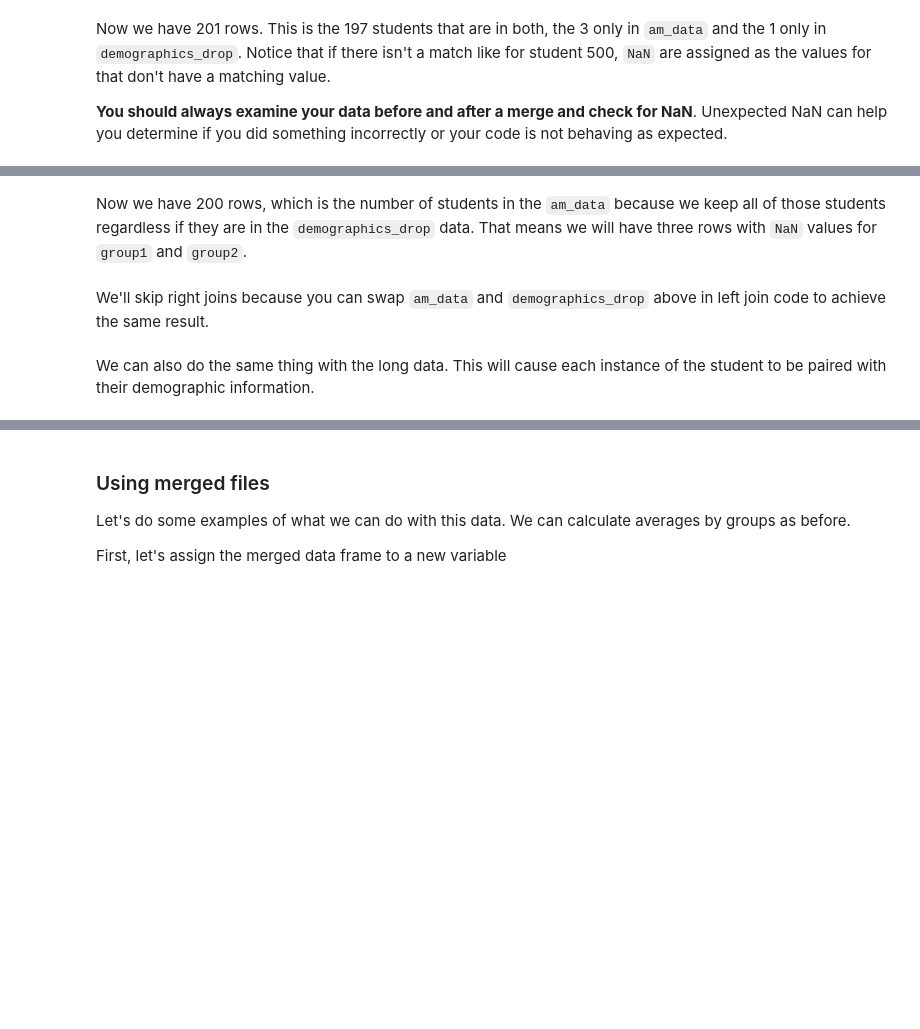
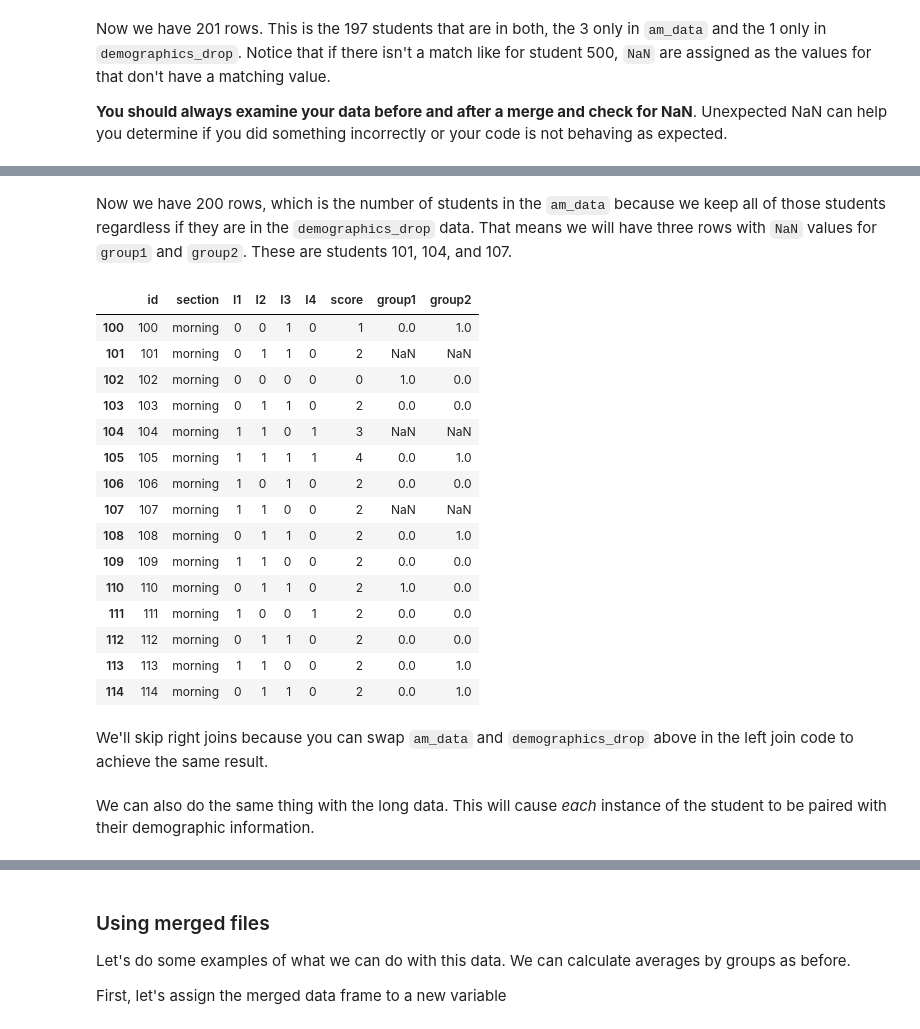
Before and after one commit to gphaser/Python-Intro, a Jupyter notebook: Question data.ipynb, the cells around one changed output, grey strips where cells are left out. Saved outputs shown, nothing was run; the diff lists cells and outputs as text; code cells hidden in the pictures; blank space fills up the shorter version.

```diff
--- a/Question data.ipynb
+++ b/Question data.ipynb
@@ -502,7 +561,26 @@ am_data.merge(demographics_drop, how='left', on='id')
 # %% [markdown]
-Now we have 200 rows, which is the number of students in the `am_data` because we keep all of those students regardless if they are in the `demographics_drop` data. That means we will have three rows with `NaN` values for `group1` and `group2`.
+Now we have 200 rows, which is the number of students in the `am_data` because we keep all of those students regardless if they are in the `demographics_drop` data. That means we will have three rows with `NaN` values for `group1` and `group2`. These are students 101, 104, and 107.
+# %%
+am_data.merge(demographics_drop, how='left', on='id').sort_values('id').head(15)
+# %% [output]
+|  | id | section | I1 | I2 | I3 | I4 | score | group1 | group2 |
+| 100 | 100 | morning | 0 | 0 | 1 | 0 | 1 | 0.0 | 1.0 |
+| 101 | 101 | morning | 0 | 1 | 1 | 0 | 2 | NaN | NaN |
+| 102 | 102 | morning | 0 | 0 | 0 | 0 | 0 | 1.0 | 0.0 |
+| 103 | 103 | morning | 0 | 1 | 1 | 0 | 2 | 0.0 | 0.0 |
+| 104 | 104 | morning | 1 | 1 | 0 | 1 | 3 | NaN | NaN |
+| 105 | 105 | morning | 1 | 1 | 1 | 1 | 4 | 0.0 | 1.0 |
+| 106 | 106 | morning | 1 | 0 | 1 | 0 | 2 | 0.0 | 0.0 |
+| 107 | 107 | morning | 1 | 1 | 0 | 0 | 2 | NaN | NaN |
+| 108 | 108 | morning | 0 | 1 | 1 | 0 | 2 | 0.0 | 1.0 |
+| 109 | 109 | morning | 1 | 1 | 0 | 0 | 2 | 0.0 | 0.0 |
+| 110 | 110 | morning | 0 | 1 | 1 | 0 | 2 | 1.0 | 0.0 |
+| 111 | 111 | morning | 1 | 0 | 0 | 1 | 2 | 0.0 | 0.0 |
+| 112 | 112 | morning | 0 | 1 | 1 | 0 | 2 | 0.0 | 0.0 |
+| 113 | 113 | morning | 1 | 1 | 0 | 0 | 2 | 0.0 | 1.0 |
+| 114 | 114 | morning | 0 | 1 | 1 | 0 | 2 | 0.0 | 1.0 |
 # %% [markdown]
-We'll skip right joins because you can swap `am_data` and `demographics_drop` above in left join code to achieve the same result.
+We'll skip right joins because you can swap `am_data` and `demographics_drop` above in the left join code to achieve the same result.
 # %% [markdown]
-We can also do the same thing with the long data. This will cause each instance of the student to be paired with their demographic information.
+We can also do the same thing with the long data. This will cause *each* instance of the student to be paired with their demographic information.
 # %%
```
Also changed, not shown: parts of 20 cells of this notebook.
